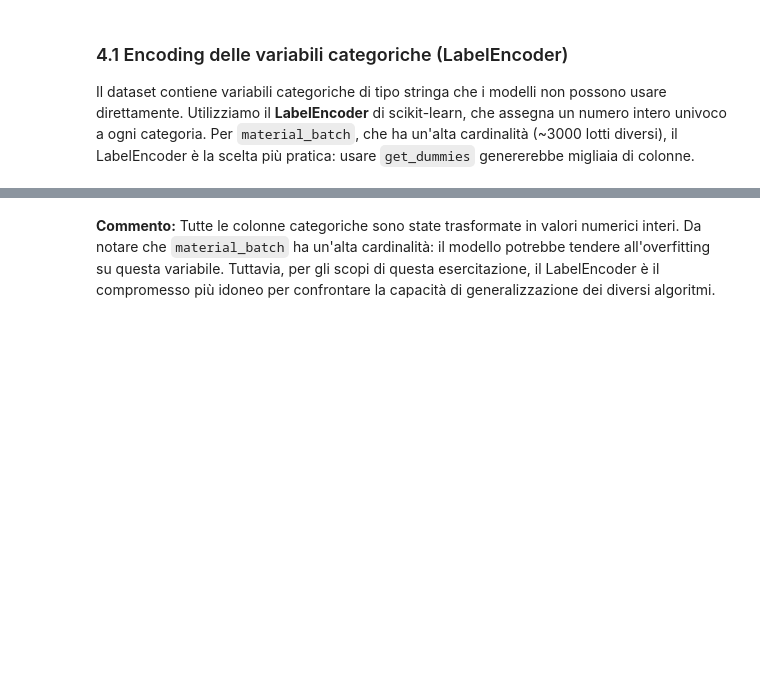
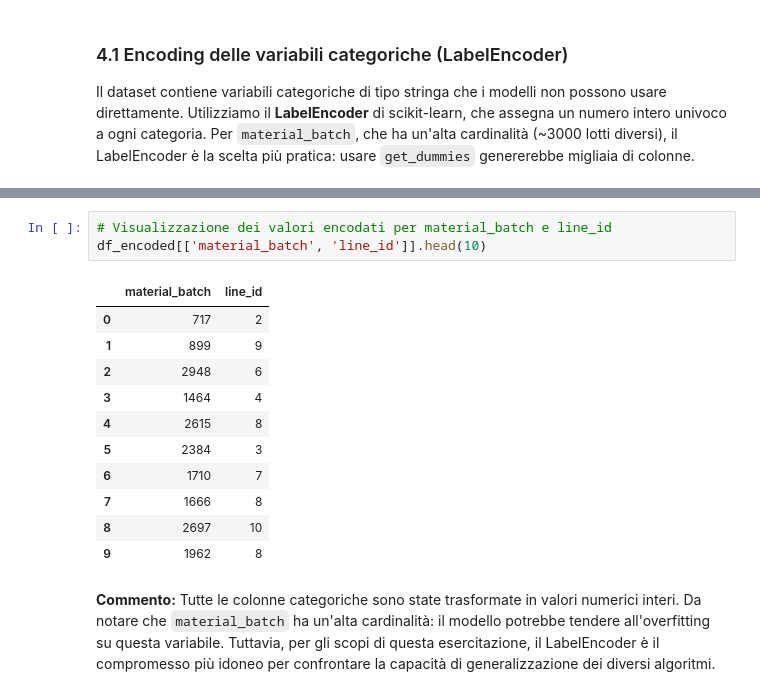
Before and after one commit to D3Br4nd/Formazione-AI, a Jupyter notebook: esercitazione-ml/soluzione_v2.ipynb, the cells around one changed output, grey strips where cells are left out. Cells and saved outputs as stored; diff of their text form; blank space fills up the shorter version.

```diff
--- a/esercitazione-ml/soluzione_v2.ipynb
+++ b/esercitazione-ml/soluzione_v2.ipynb
@@ -236,3 +334,18 @@ print("\nEncoding completato.")
+# %%
+# Visualizzazione dei valori encodati per material_batch e line_id
+df_encoded[['material_batch', 'line_id']].head(10)
+# %% [output]
+|  | material_batch | line_id |
+| 0 | 717 | 2 |
+| 1 | 899 | 9 |
+| 2 | 2948 | 6 |
+| 3 | 1464 | 4 |
+| 4 | 2615 | 8 |
+| 5 | 2384 | 3 |
+| 6 | 1710 | 7 |
+| 7 | 1666 | 8 |
+| 8 | 2697 | 10 |
+| 9 | 1962 | 8 |
 # %% [markdown]
 **Commento:** Tutte le colonne categoriche sono state trasformate in valori numerici interi. Da notare che `material_batch` ha un'alta cardinalità: il modello potrebbe tendere all'overfitting su questa variabile. Tuttavia, per gli scopi di questa esercitazione, il LabelEncoder è il compromesso più idoneo per confrontare la capacità di generalizzazione dei diversi algoritmi.
 # %% [markdown]
```
Also changed, not shown: parts of 48 cells of this notebook.
